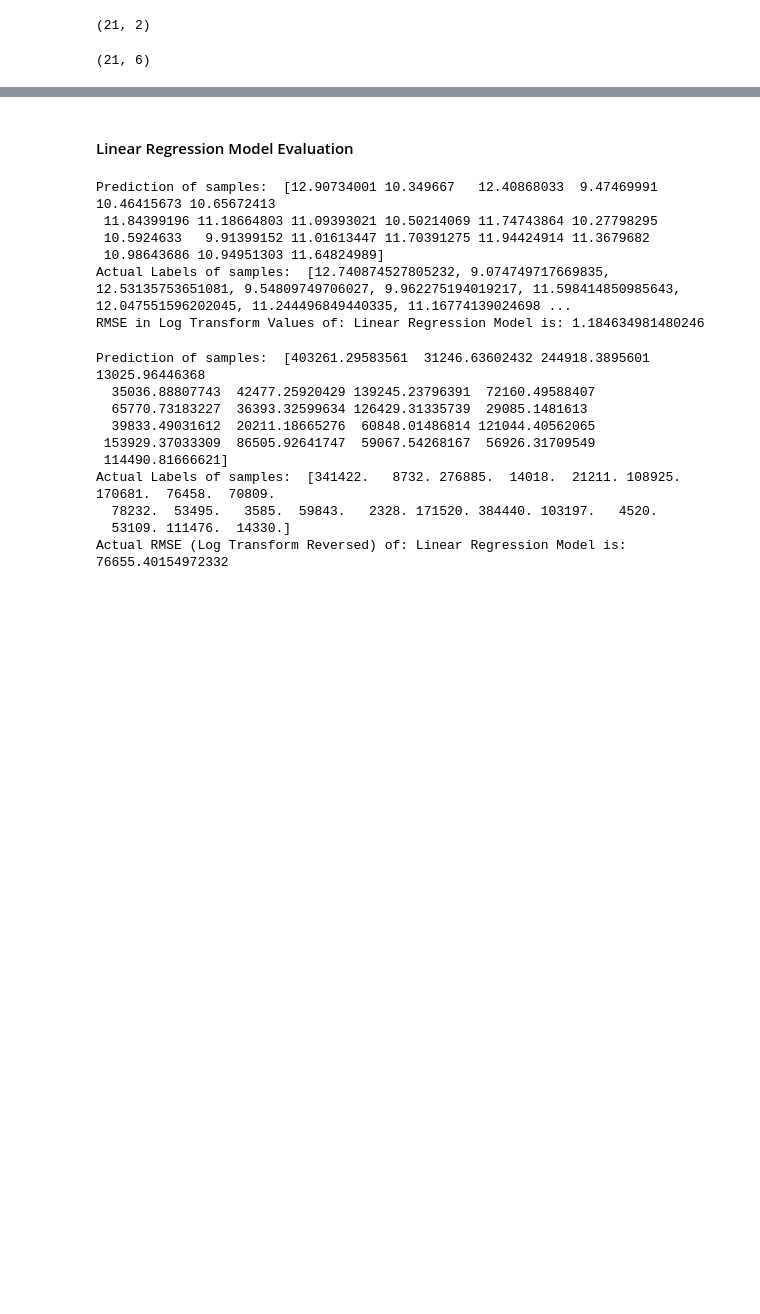
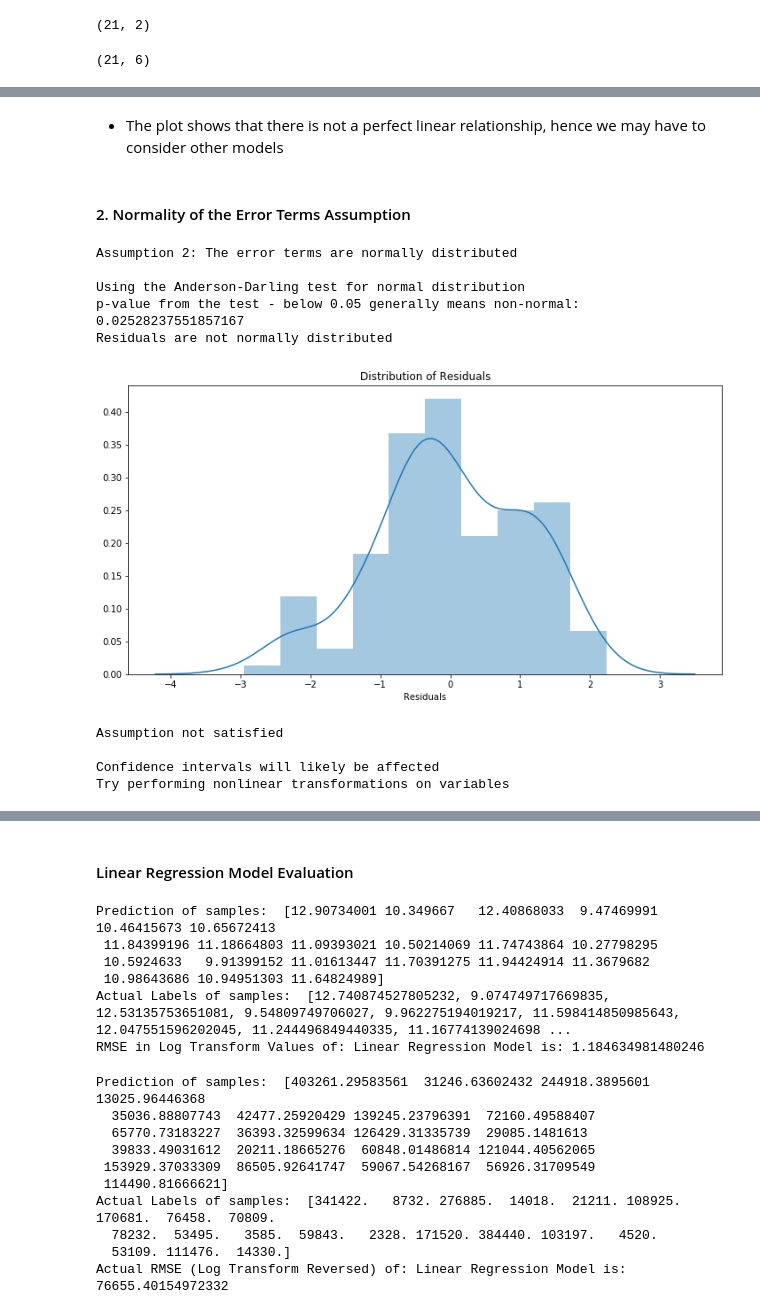
Before and after one commit to IsaacMwendwa/productive-employment-prediction, a Jupyter notebook: Model Building/Predictive Analysis Part 3 - Total Number in Wage Employment Model.ipynb, the cells around one changed output, grey strips where cells are left out. Cells and saved outputs as stored; diff of their text form; code cells hidden in the pictures; blank space fills up the shorter version.

```diff
--- a/Model Building/Predictive Analysis Part 3 - Total Number in Wage Employment Model.ipynb
+++ b/Model Building/Predictive Analysis Part 3 - Total Number in Wage Employment Model.ipynb
@@ -923,0 +967,57 @@ sample_data_prepared.shape
+# %% [markdown]
+* The plot shows that there is not a perfect linear relationship, hence we may have to consider other models
+# %% [markdown]
+#### 2. Normality of the Error Terms Assumption
+# %%
+def normal_errors_assumption(model, features, label, p_value_thresh=0.05):
+    """
+    Normality: Assumes that the error terms are normally distributed. If they are not,
+    nonlinear transformations of variables may solve this.
+
+    This assumption being violated primarily causes issues with the confidence intervals
+    """
+    from statsmodels.stats.diagnostic import normal_ad
+    print('Assumption 2: The error terms are normally distributed', '\n')
+
+    # Calculating residuals for the Anderson-Darling test
+    df_results = calculate_residuals(model, features, label)
+
+    print('Using the Anderson-Darling test for normal distribution')
+
+    # Performing the test on the residuals
+    p_value = normal_ad(df_results['Residuals'])[1]
+    print('p-value from the test - below 0.05 generally means non-normal:', p_value)
+
+    # Reporting the normality of the residuals
+    if p_value < p_value_thresh:
+        print('Residuals are not normally distributed')
+    else:
+        print('Residuals are normally distributed')
+
+    # Plotting the residuals distribution
+    plt.subplots(figsize=(12, 6))
+    plt.title('Distribution of Residuals')
+    sns.distplot(df_results['Residuals'])
+    plt.show()
+
+    print()
+    if p_value > p_value_thresh:
+        print('Assumption satisfied')
+    else:
+        print('Assumption not satisfied')
+        print()
+        print('Confidence intervals will likely be affected')
+        print('Try performing nonlinear transformations on variables')
+
+normal_errors_assumption(lin_reg, prepared_data_train, data_train_labels)
+# %% [output]
+Assumption 2: The error terms are normally distributed
+
+Using the Anderson-Darling test for normal distribution
+p-value from the test - below 0.05 generally means non-normal: 0.02528237551857167
+Residuals are not normally distributed
+[figure, added]
+Assumption not satisfied
+
+Confidence intervals will likely be affected
+Try performing nonlinear transformations on variables
```
Also changed, not shown: parts of 18 cells of this notebook.
